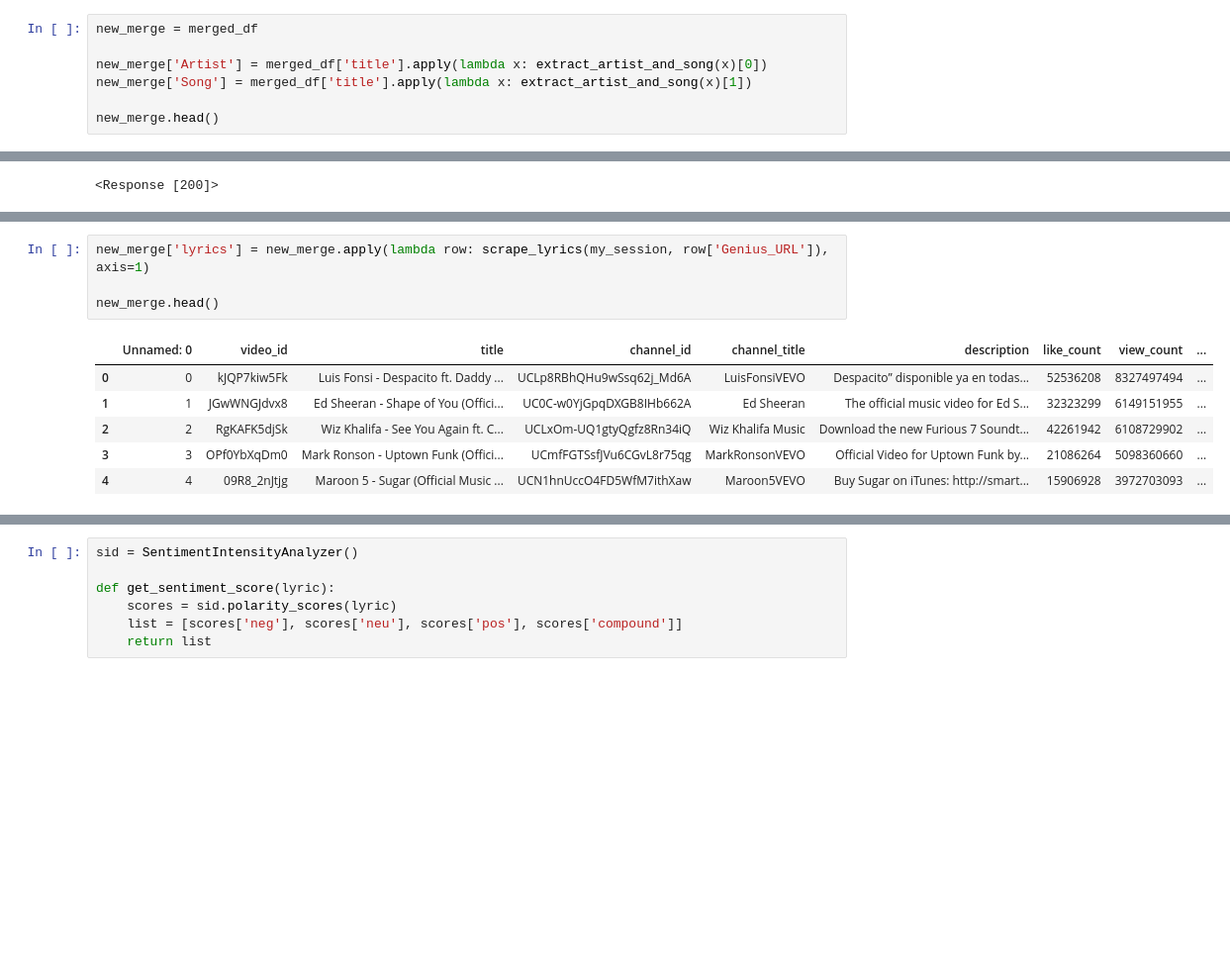
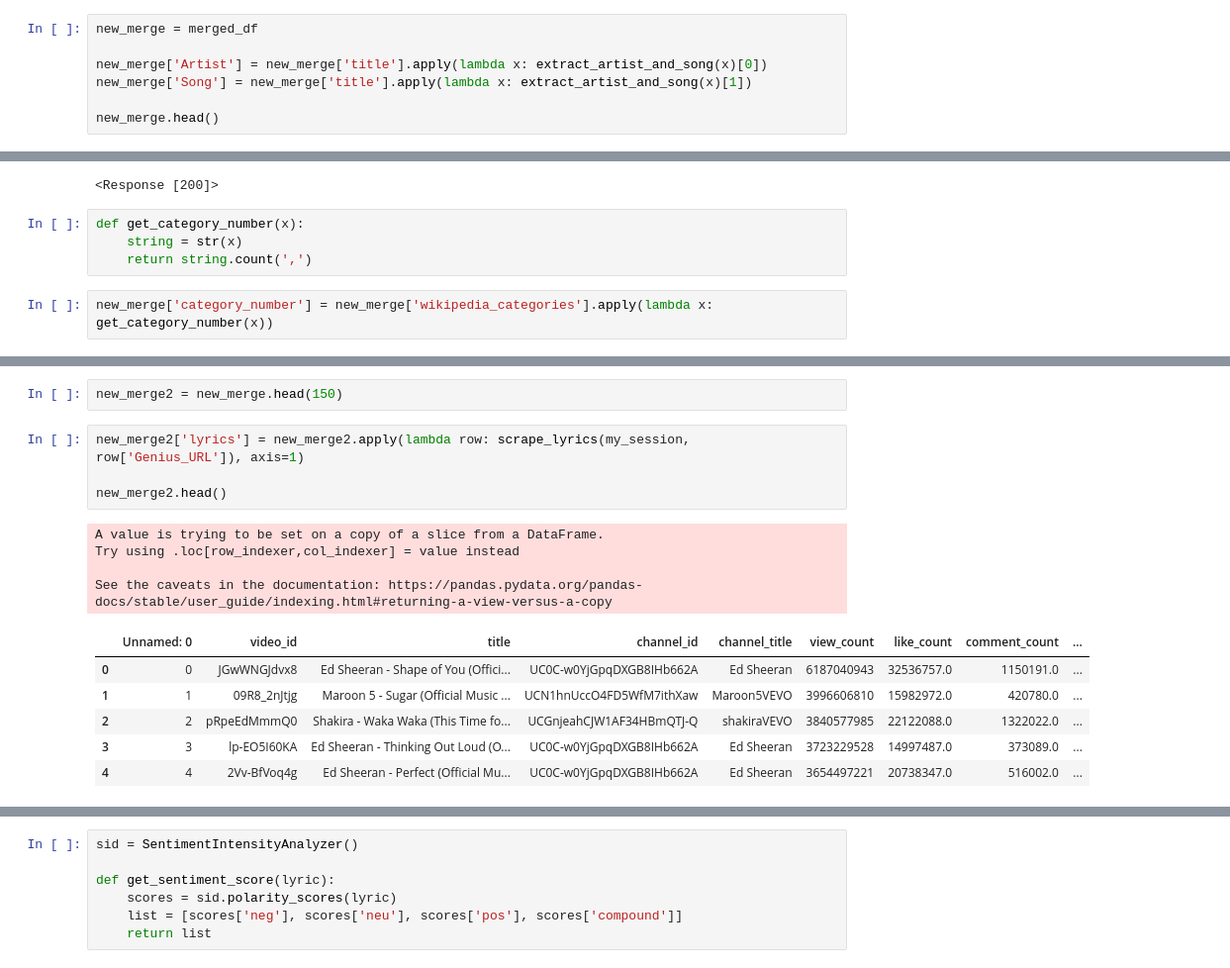
Before and after one commit to lse-ds105/ds105a-project-music-metrics, a Jupyter notebook: notebooks/ruikai_2024.ipynb, the cells around one changed output, grey strips where cells are left out. Shown at 99% size. Cells and saved outputs as stored; diff of their text form; blank space fills up the shorter version.

```diff
--- a/notebooks/ruikai_2024.ipynb
+++ b/notebooks/ruikai_2024.ipynb
@@ -53,8 +53,8 @@ def extract_artist_and_song(string):
 # %%
 new_merge = merged_df
 
-new_merge['Artist'] = merged_df['title'].apply(lambda x: extract_artist_and_song(x)[0])
-new_merge['Song'] = merged_df['title'].apply(lambda x: extract_artist_and_song(x)[1])
+new_merge['Artist'] = new_merge['title'].apply(lambda x: extract_artist_and_song(x)[0])
+new_merge['Song'] = new_merge['title'].apply(lambda x: extract_artist_and_song(x)[1])
 
 new_merge.head()
 # %% [output]
@@ -136,3 +136,9 @@ my_session = requests.Session()
 my_session.get('https://genius.com/ed-sheeran-shape-of-you-lyrics')
 # %% [output]
 <Response [200]>
+# %%
+def get_category_number(x):
+    string = str(x)
+    return string.count(',')
+# %%
+new_merge['category_number'] = new_merge['wikipedia_categories'].apply(lambda x: get_category_number(x))
@@ -139,11 +154,17 @@ my_session.get('https://genius.com/ed-sheeran-shape-of-you-lyrics')
+# %%
+new_merge2 = new_merge.head(150)
 # %%
-new_merge['lyrics'] = new_merge.apply(lambda row: scrape_lyrics(my_session, row['Genius_URL']), axis=1)
+new_merge2['lyrics'] = new_merge2.apply(lambda row: scrape_lyrics(my_session, row['Genius_URL']), axis=1)
 
-new_merge.head()
+new_merge2.head()
 # %% [output]
+A value is trying to be set on a copy of a slice from a DataFrame.
+Try using .loc[row_indexer,col_indexer] = value instead
+
+See the caveats in the documentation: https://pandas.pydata.org/pandas-docs/stable/user_guide/indexing.html#returning-a-view-versus-a-copy
-|  | Unnamed: 0 | video_id | title | channel_id | channel_title | description | like_count | view_count | ... |
-| 0 | 0 | kJQP7kiw5Fk | Luis Fonsi - Despacito ft. Daddy ... | UCLp8RBhQHu9wSsq62j_Md6A | LuisFonsiVEVO | Despacito” disponible ya en todas... | 52536208 | 8327497494 | ... |
-| 1 | 1 | JGwWNGJdvx8 | Ed Sheeran - Shape of You (Offici... | UC0C-w0YjGpqDXGB8IHb662A | Ed Sheeran | The official music video for Ed S... | 32323299 | 6149151955 | ... |
-| 2 | 2 | RgKAFK5djSk | Wiz Khalifa - See You Again ft. C... | UCLxOm-UQ1gtyQgfz8Rn34iQ | Wiz Khalifa Music | Download the new Furious 7 Soundt... | 42261942 | 6108729902 | ... |
-| 3 | 3 | OPf0YbXqDm0 | Mark Ronson - Uptown Funk (Offici... | UCmfFGTSsfJVu6CGvL8r75qg | MarkRonsonVEVO | Official Video for Uptown Funk by... | 21086264 | 5098360660 | ... |
-| 4 | 4 | 09R8_2nJtjg | Maroon 5 - Sugar (Official Music ... | UCN1hnUccO4FD5WfM7ithXaw | Maroon5VEVO | Buy Sugar on iTunes: http://smart... | 15906928 | 3972703093 | ... |
+|  | Unnamed: 0 | video_id | title | channel_id | channel_title | view_count | like_count | comment_count | ... |
+| 0 | 0 | JGwWNGJdvx8 | Ed Sheeran - Shape of You (Offici... | UC0C-w0YjGpqDXGB8IHb662A | Ed Sheeran | 6187040943 | 32536757.0 | 1150191.0 | ... |
+| 1 | 1 | 09R8_2nJtjg | Maroon 5 - Sugar (Official Music ... | UCN1hnUccO4FD5WfM7ithXaw | Maroon5VEVO | 3996606810 | 15982972.0 | 420780.0 | ... |
+| 2 | 2 | pRpeEdMmmQ0 | Shakira - Waka Waka (This Time fo... | UCGnjeahCJW1AF34HBmQTJ-Q | shakiraVEVO | 3840577985 | 22122088.0 | 1322022.0 | ... |
+| 3 | 3 | lp-EO5I60KA | Ed Sheeran - Thinking Out Loud (O... | UC0C-w0YjGpqDXGB8IHb662A | Ed Sheeran | 3723229528 | 14997487.0 | 373089.0 | ... |
+| 4 | 4 | 2Vv-BfVoq4g | Ed Sheeran - Perfect (Official Mu... | UC0C-w0YjGpqDXGB8IHb662A | Ed Sheeran | 3654497221 | 20738347.0 | 516002.0 | ... |
```
Also changed, not shown: parts of 14 cells of this notebook.
